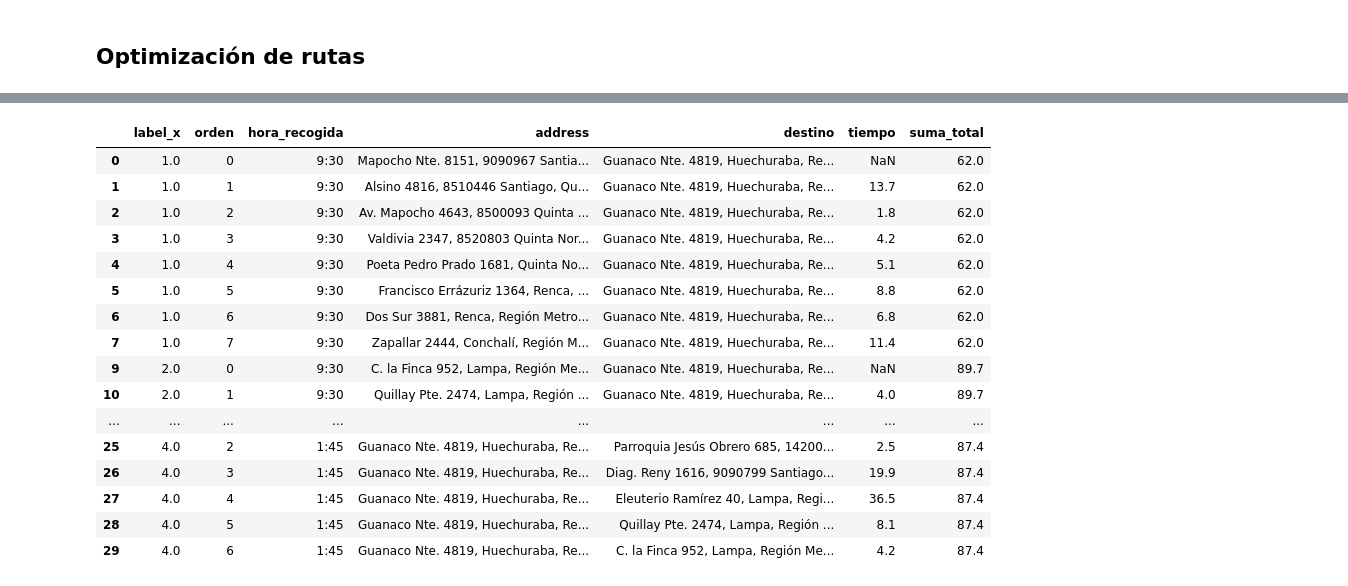
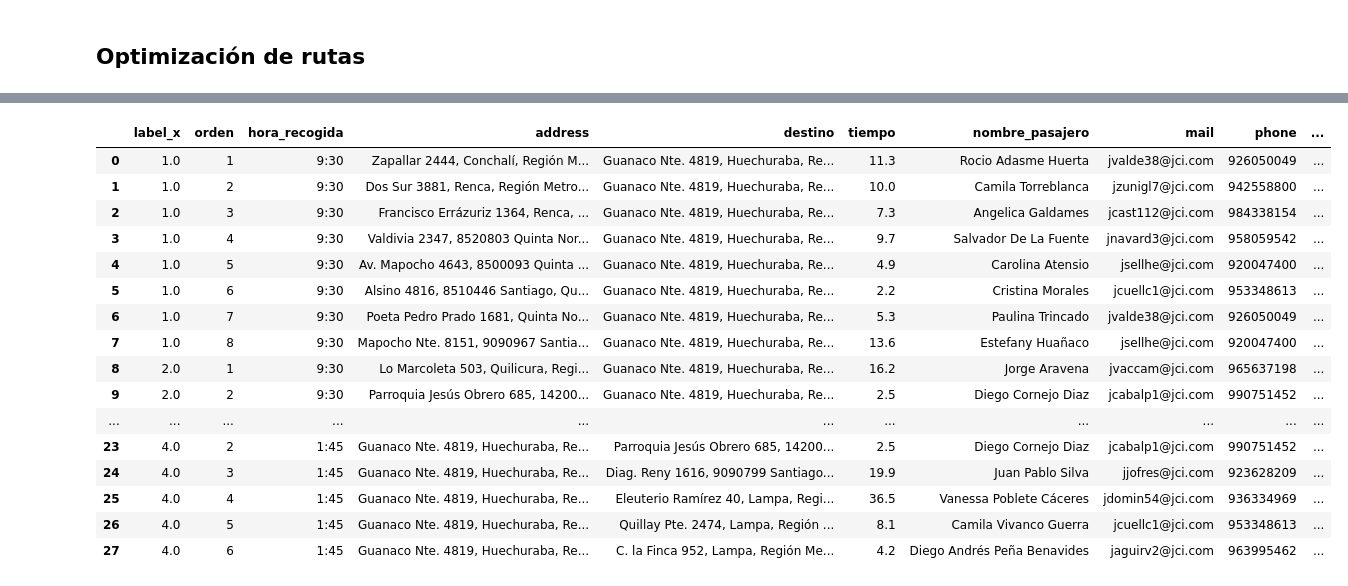
Before and after one commit to martinnnsss/best-route, a Jupyter notebook: routes_v3.1.ipynb, the cells around one changed output, grey strips where cells are left out. Cells and saved outputs as stored; diff of their text form; code cells hidden in the pictures.

```diff
--- a/routes_v3.ipynb
+++ b/routes_v3.1.ipynb
@@ -406,29 +423,38 @@ for grupo, data in grupos:
     gmaps = googlemaps.Client(key='AIzaSyBDGJCBvgh1BsTLpiDf1UVAwU9e9b_lrd8')
     data = data.reset_index(drop=True)
     ubicaciones = list(zip(data['latitud'], data['longitud']))
+
     # Definir el primer destino como el origen
-    ruta_optima = [data.loc[data['aux'] == True].iloc[0].name]
+    primer_destino_idx = data.loc[data['aux'] == True].iloc[-1].name
+    primer_destino_id = data.loc[data['aux'] == True, 'id'].iloc[-1]
+    ruta_optima = [(primer_destino_idx, primer_destino_id)]
+
     # Iterar hasta que se hayan agregado todos los destinos a la ruta
     while len(ruta_optima) < len(data):
         # Obtener la ubicación actual y las ubicaciones restantes
-        ubicacion_actual_idx = ruta_optima[-1]
+        ubicacion_actual_idx, ubicacion_actual_id = ruta_optima[-1]
         ubicacion_actual = ubicaciones[ubicacion_actual_idx]
-        ubicaciones_restantes = [ubicacion for i, ubicacion in enumerate(ubicaciones) if i not in ruta_optima]
+        ubicaciones_restantes = [(i, id_) for i, id_ in zip(range(len(ubicaciones)), data['id']) if i not in [idx for idx, _ in ruta_optima]]
         # Calcular la distancia de la ubicación actual a cada ubicación restante
-        distances = gmaps.distance_matrix(ubicacion_actual, ubicaciones_restantes, mode='driving')
+        distances = gmaps.distance_matrix(ubicacion_actual, [ubicaciones[i] for i, _ in ubicaciones_restantes], mode='driving')
         distances = distances['rows'][0]['elements']
         # Ordenar las ubicaciones restantes por distancia al siguiente destino
         sorted_indices = sorted(range(len(distances)), key=lambda k: distances[k]['distance']['value'])
         # Elegir el siguiente destino como la ubicación más cercana
-        siguiente_destino_idx = [i for i in range(len(ubicaciones)) if i not in ruta_optima][sorted_indices[0]]
-        ruta_optima.append(siguiente_destino_idx)
-    # Crear un DataFrame y añadir el orden
-    orden_ubicaciones = [ubicaciones[i] for i in ruta_optima]
-    orden_df = pd.DataFrame(orden_ubicaciones, columns=['lat', 'lon'])
+        siguiente_destino_idx, siguiente_destino_id = ubicaciones_restantes[sorted_indices[0]]
+        # Agregar el siguiente destino y su id a la ruta óptima
+        ruta_optima.append((siguiente_destino_idx, siguiente_destino_id))
+
+    # Crear un DataFrame y añadir el orden y el id de data
+    orden_ubicaciones = [(ubicaciones[i], id_) for i, id_ in ruta_optima]
+    # Divide cada tupla en dos columnas separadas
+    coordenadas=[tupla[0] for tupla in orden_ubicaciones]
+    ids=[tupla[1] for tupla in orden_ubicaciones]
+    df_ids = pd.DataFrame(ids, columns=['id'])
+    orden_df = pd.DataFrame(coordenadas, columns=['lat', 'lon'])
+    orden_df = pd.concat([orden_df, df_ids], axis=1)
     orden_df['orden'] = range(len(orden_df))
     orden_df['label'] = grupo
-    orden_df['id']=data['id']
-
     # Agregar el dataframe con el orden de las ubicaciones a la lista de dataframes
     orden_dfs.append(orden_df)
 
@@ -468,12 +494,13 @@ true_orden_dfs['destino'] = true_orden_dfs.apply(lambda row: reverse_geocode(row
 
 unordered_df=pd.concat([false_df,true_df])
 
-
-test_false=pd.merge(false_orden_dfs,unordered_df,on='id',how='left')
-test_true=pd.merge(true_orden_dfs,unordered_df,on='id',how='left')
+false_orden_dfs.dropna(subset='id',inplace=True)
+true_orden_dfs.dropna(subset='id',inplace=True)
 
 
 
+test_false=pd.merge(false_orden_dfs,unordered_df,on='id',how='left',suffixes=('_x', '_y'),validate='one_to_many')
+test_true=pd.merge(true_orden_dfs,unordered_df,on='id',how='left',suffixes=('_x', '_y'),validate='one_to_many')
 
 
 
@@ -505,41 +532,43 @@ test_true.drop_duplicates(subset=['label_x','address','tiempo','destino'],inplac
 test_true['aux']= test_true['address']==test_true['destino']
 test_true=test_true[test_true['aux']!=True]
 
-test_true=test_true[['label_x','orden','hora_recogida','address','destino','tiempo','id']]
+test_true=test_true[['label_x','orden','hora_recogida','address','destino','tiempo','id','nombre_pasajero','mail','phone']]
 # %%
 df=pd.concat([test_false,test_true])
 
-df=df[['label_x','orden','hora_recogida','address','destino','tiempo']]
+df=df[['label_x','orden','hora_recogida','address','destino','tiempo','nombre_pasajero','mail','phone']]
 # %%
 # Crear un DataFrame con las sumas totales
 sums = df.groupby('label_x')['tiempo'].sum().reset_index(name='suma_total')
 
 # Fusionar con el DataFrame original
 df_with_sum = pd.merge(df, sums, on='label_x')
 
 df_with_sum['aux']= df_with_sum['address']==df_with_sum['destino']
+df_with_sum['Ruta']=df_with_sum['label_x']
 df_with_sum=df_with_sum[df_with_sum['aux']!=True]
 df_with_sum.drop(columns=['aux'],inplace=True)
+df_with_sum['phone'] = df_with_sum['phone'].apply(lambda x: round(x))
 
 df_with_sum
 # %% [output]
-|  | label_x | orden | hora_recogida | address | destino | tiempo | suma_total |
-| 0 | 1.0 | 0 | 9:30 | Mapocho Nte. 8151, 9090967 Santia... | Guanaco Nte. 4819, Huechuraba, Re... | NaN | 62.0 |
-| 1 | 1.0 | 1 | 9:30 | Alsino 4816, 8510446 Santiago, Qu... | Guanaco Nte. 4819, Huechuraba, Re... | 13.7 | 62.0 |
-| 2 | 1.0 | 2 | 9:30 | Av. Mapocho 4643, 8500093 Quinta ... | Guanaco Nte. 4819, Huechuraba, Re... | 1.8 | 62.0 |
-| 3 | 1.0 | 3 | 9:30 | Valdivia 2347, 8520803 Quinta Nor... | Guanaco Nte. 4819, Huechuraba, Re... | 4.2 | 62.0 |
-| 4 | 1.0 | 4 | 9:30 | Poeta Pedro Prado 1681, Quinta No... | Guanaco Nte. 4819, Huechuraba, Re... | 5.1 | 62.0 |
-| 5 | 1.0 | 5 | 9:30 | Francisco Errázuriz 1364, Renca, ... | Guanaco Nte. 4819, Huechuraba, Re... | 8.8 | 62.0 |
-| 6 | 1.0 | 6 | 9:30 | Dos Sur 3881, Renca, Región Metro... | Guanaco Nte. 4819, Huechuraba, Re... | 6.8 | 62.0 |
-| 7 | 1.0 | 7 | 9:30 | Zapallar 2444, Conchalí, Región M... | Guanaco Nte. 4819, Huechuraba, Re... | 11.4 | 62.0 |
-| 9 | 2.0 | 0 | 9:30 | C. la Finca 952, Lampa, Región Me... | Guanaco Nte. 4819, Huechuraba, Re... | NaN | 89.7 |
-| 10 | 2.0 | 1 | 9:30 | Quillay Pte. 2474, Lampa, Región ... | Guanaco Nte. 4819, Huechuraba, Re... | 4.0 | 89.7 |
-| ... | ... | ... | ... | ... | ... | ... | ... |
-| 25 | 4.0 | 2 | 1:45 | Guanaco Nte. 4819, Huechuraba, Re... | Parroquia Jesús Obrero 685, 14200... | 2.5 | 87.4 |
-| 26 | 4.0 | 3 | 1:45 | Guanaco Nte. 4819, Huechuraba, Re... | Diag. Reny 1616, 9090799 Santiago... | 19.9 | 87.4 |
-| 27 | 4.0 | 4 | 1:45 | Guanaco Nte. 4819, Huechuraba, Re... | Eleuterio Ramírez 40, Lampa, Regi... | 36.5 | 87.4 |
-| 28 | 4.0 | 5 | 1:45 | Guanaco Nte. 4819, Huechuraba, Re... | Quillay Pte. 2474, Lampa, Región ... | 8.1 | 87.4 |
-| 29 | 4.0 | 6 | 1:45 | Guanaco Nte. 4819, Huechuraba, Re... | C. la Finca 952, Lampa, Región Me... | 4.2 | 87.4 |
+|  | label_x | orden | hora_recogida | address | destino | tiempo | nombre_pasajero | mail | phone | ... |
+| 0 | 1.0 | 1 | 9:30 | Zapallar 2444, Conchalí, Región M... | Guanaco Nte. 4819, Huechuraba, Re... | 11.3 | Rocio Adasme Huerta | jvalde38@jci.com | 926050049 | ... |
+| 1 | 1.0 | 2 | 9:30 | Dos Sur 3881, Renca, Región Metro... | Guanaco Nte. 4819, Huechuraba, Re... | 10.0 | Camila Torreblanca | jzunigl7@jci.com | 942558800 | ... |
+| 2 | 1.0 | 3 | 9:30 | Francisco Errázuriz 1364, Renca, ... | Guanaco Nte. 4819, Huechuraba, Re... | 7.3 | Angelica Galdames | jcast112@jci.com | 984338154 | ... |
+| 3 | 1.0 | 4 | 9:30 | Valdivia 2347, 8520803 Quinta Nor... | Guanaco Nte. 4819, Huechuraba, Re... | 9.7 | Salvador De La Fuente | jnavard3@jci.com | 958059542 | ... |
+| 4 | 1.0 | 5 | 9:30 | Av. Mapocho 4643, 8500093 Quinta ... | Guanaco Nte. 4819, Huechuraba, Re... | 4.9 | Carolina Atensio | jsellhe@jci.com | 920047400 | ... |
+| 5 | 1.0 | 6 | 9:30 | Alsino 4816, 8510446 Santiago, Qu... | Guanaco Nte. 4819, Huechuraba, Re... | 2.2 | Cristina Morales | jcuellc1@jci.com | 953348613 | ... |
+| 6 | 1.0 | 7 | 9:30 | Poeta Pedro Prado 1681, Quinta No... | Guanaco Nte. 4819, Huechuraba, Re... | 5.3 | Paulina Trincado | jvalde38@jci.com | 926050049 | ... |
+| 7 | 1.0 | 8 | 9:30 | Mapocho Nte. 8151, 9090967 Santia... | Guanaco Nte. 4819, Huechuraba, Re... | 13.6 | Estefany Huañaco | jsellhe@jci.com | 920047400 | ... |
+| 8 | 2.0 | 1 | 9:30 | Lo Marcoleta 503, Quilicura, Regi... | Guanaco Nte. 4819, Huechuraba, Re... | 16.2 | Jorge Aravena | jvaccam@jci.com | 965637198 | ... |
+| 9 | 2.0 | 2 | 9:30 | Parroquia Jesús Obrero 685, 14200... | Guanaco Nte. 4819, Huechuraba, Re... | 2.5 | Diego Cornejo Diaz | jcabalp1@jci.com | 990751452 | ... |
+| ... | ... | ... | ... | ... | ... | ... | ... | ... | ... | ... |
+| 23 | 4.0 | 2 | 1:45 | Guanaco Nte. 4819, Huechuraba, Re... | Parroquia Jesús Obrero 685, 14200... | 2.5 | Diego Cornejo Diaz | jcabalp1@jci.com | 990751452 | ... |
+| 24 | 4.0 | 3 | 1:45 | Guanaco Nte. 4819, Huechuraba, Re... | Diag. Reny 1616, 9090799 Santiago... | 19.9 | Juan Pablo Silva | jjofres@jci.com | 923628209 | ... |
+| 25 | 4.0 | 4 | 1:45 | Guanaco Nte. 4819, Huechuraba, Re... | Eleuterio Ramírez 40, Lampa, Regi... | 36.5 | Vanessa Poblete Cáceres | jdomin54@jci.com | 936334969 | ... |
+| 26 | 4.0 | 5 | 1:45 | Guanaco Nte. 4819, Huechuraba, Re... | Quillay Pte. 2474, Lampa, Región ... | 8.1 | Camila Vivanco Guerra | jcuellc1@jci.com | 953348613 | ... |
+| 27 | 4.0 | 6 | 1:45 | Guanaco Nte. 4819, Huechuraba, Re... | C. la Finca 952, Lampa, Región Me... | 4.2 | Diego Andrés Peña Benavides | jaguirv2@jci.com | 963995462 | ... |
 # %%
 #final.sort_values(by=['label','orden']).reset_index(drop=True)
 # %%
```
Also changed, not shown: parts of 8 cells of this notebook, 2 other files.
